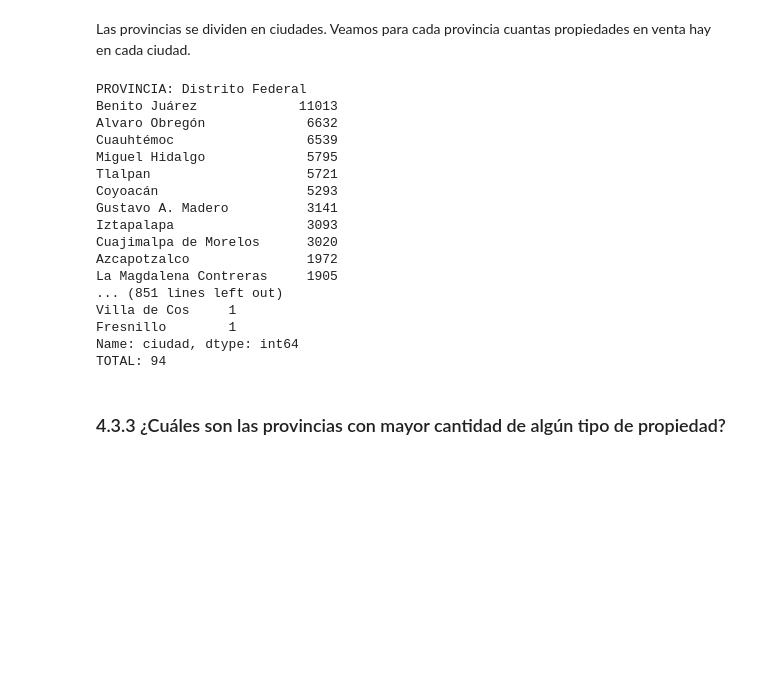
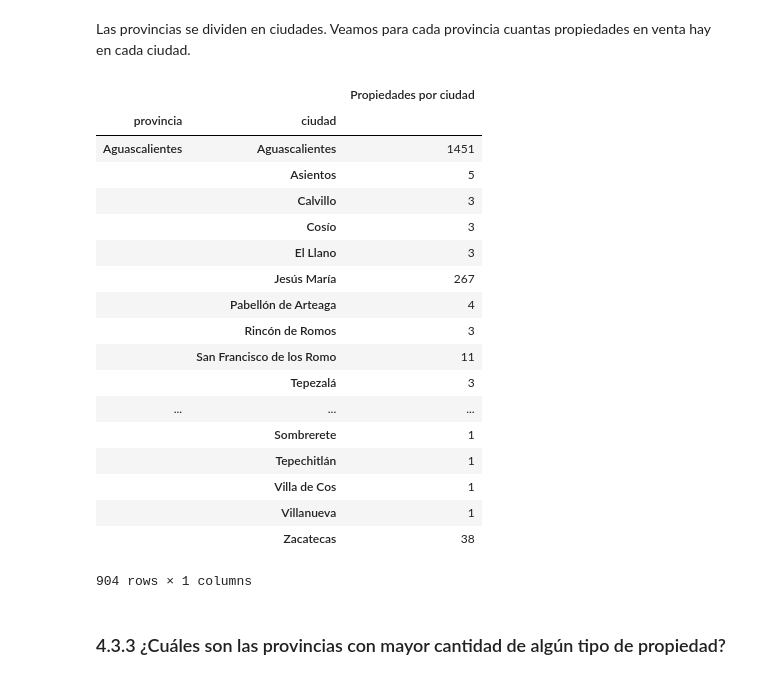
Before and after one commit to tomasSabao/TP1-OrganizacionDeDatos, a Jupyter notebook: TP1.ipynb, the cells around one changed output. Drawn from its saved outputs; the diff is of its cells as text; code cells hidden in the pictures; blank space fills up the shorter version.

```diff
--- a/TP1.ipynb
+++ b/TP1.ipynb
@@ -147,30 +161,38 @@ Name: provincia, dtype: int64
 # %% [markdown]
 Las provincias se dividen en ciudades. Veamos para cada provincia cuantas propiedades en venta hay en cada ciudad.
 # %%
-provincias = df["provincia"].dropna().unique()
-for provincia in provincias:
-    print( "\nPROVINCIA: " + str(provincia))
-    datosfiltrados= df.loc[df.provincia == provincia, :]
-    print(datosfiltrados["ciudad"].value_counts())
-    print("TOTAL: " + str(datosfiltrados.shape[0]))
+#provincias = df["provincia"].dropna().unique()
+#for provincia in provincias:
+#    print( "\nPROVINCIA: " + str(provincia))
+#    datosfiltrados= df.loc[df.provincia == provincia, :]
+#    print(datosfiltrados["iremosciudad"].value_counts())
+#    print("TOTAL: " + str(datosfiltrados.shape[0]))
+
+#o tambien podriamos hacerlo asi
+grouped = df.groupby(['provincia','ciudad']).agg({'ciudad':'size'})
+grouped.columns = ['Propiedades por ciudad']
+
+grouped
 # %% [output]
+|  |  | Propiedades por ciudad |
+| provincia | ciudad |  |
+| Aguascalientes | Aguascalientes | 1451 |
+|  | Asientos | 5 |
+|  | Calvillo | 3 |
+|  | Cosío | 3 |
+|  | El Llano | 3 |
+|  | Jesús María | 267 |
+|  | Pabellón de Arteaga | 4 |
+|  | Rincón de Romos | 3 |
+|  | San Francisco de los Romo | 11 |
+|  | Tepezalá | 3 |
+| ... | ... | ... |
+|  | Sombrerete | 1 |
+|  | Tepechitlán | 1 |
+|  | Villa de Cos | 1 |
+|  | Villanueva | 1 |
+|  | Zacatecas | 38 |
-PROVINCIA: Distrito Federal
-Benito Juárez             11013
-Alvaro Obregón             6632
-Cuauhtémoc                 6539
-Miguel Hidalgo             5795
-Tlalpan                    5721
-Coyoacán                   5293
-Gustavo A. Madero          3141
-Iztapalapa                 3093
-Cuajimalpa de Morelos      3020
-Azcapotzalco               1972
-La Magdalena Contreras     1905
-... (851 lines left out)
-Villa de Cos     1
-Fresnillo        1
-Name: ciudad, dtype: int64
-TOTAL: 94
+904 rows × 1 columns
 # %% [markdown]
 ### 4.3.3 ¿Cuáles son las provincias con mayor cantidad de algún tipo de propiedad?
 # %% [markdown]
```
Also changed, not shown: parts of 37 cells of this notebook.
